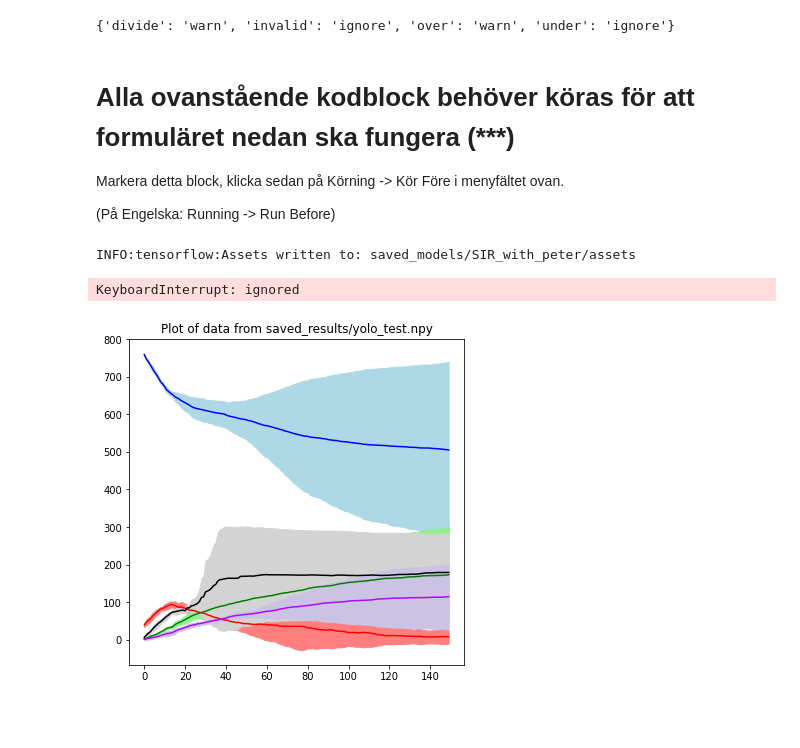
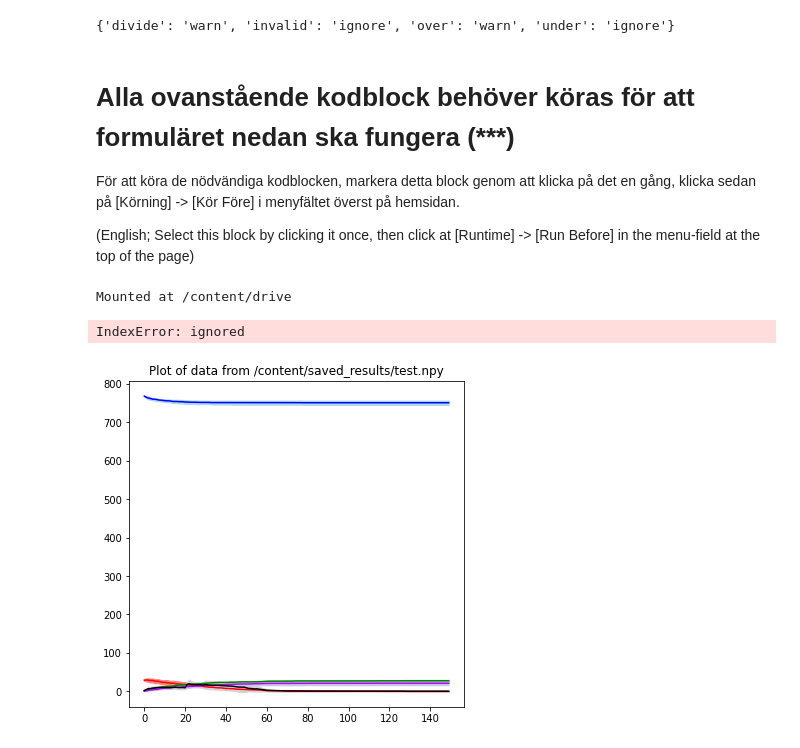
Before and after one commit to BQ-QB/Epidemic-Containment-Strategy-Modell, a Jupyter notebook: SIR_adv.ipynb, the cells around one changed output. Cells and saved outputs as stored; diff of their text form; code cells hidden in the pictures; blank space fills up the shorter version.

```diff
--- a/SIR_adv.ipynb
+++ b/SIR_adv.ipynb
@@ -625,6 +665,10 @@ def plot_samples(result_tensor, file_path, load_bool):
     for i in range(len(std_iso)):
         low_iso[i] = std_iso[i][0]
         high_iso[i] = std_iso[i][1]
+        if i%2 == 0 and True:
+
+            print(low_iso[i])
+            print(high_iso[i])
 
     mean_r = np.mean(result_tensor, axis = 0)
     fig, ax = plt.subplots(1, 1, figsize = (6,6))
@@ -641,10 +685,15 @@ def plot_samples(result_tensor, file_path, load_bool):
     ax.fill_between(x, low_dead, high_dead, color = '#CBC3E3')
     plot_title = 'Plot of data from ' + file_path
     ax.title.set_text(plot_title)
+    #ax.set_xlim(0,20)
+    #ax.set_ylim(0,1000)
     plt.show()
 
-def fig_from_load(file_name_to_load):
-    file_path = "saved_results/" + file_name_to_load
+def fig_from_load(file_name_to_load, local_bool):
+    if local_bool:
+        file_path = "saved_results/" + file_name_to_load
+    else: file_path = file_name_to_load
+
     loaded_data = np.load(file_path)
     plot_samples(loaded_data, file_path, load_bool=True)
 
@@ -666,7 +715,9 @@ def create_averages(inputlist, file_name, sample_size):
     result_tensor = np.zeros((sample_size, 5, max_time))
 
     for i in range(sample_size):
-        start_model = keras.models.load_model(model_save_path)
+        if inputlist[18]:
+            start_model = keras.models.load_model(model_save_path)
+        else: start_model = None
         susceptible_history, infected_history, recovered_history, dead_history, isolation_history = run_sir(inputlist, start_model, max_time)
         result_tensor[i][0] = susceptible_history
         result_tensor[i][1] = infected_history
@@ -686,9 +737,14 @@ def create_averages(inputlist, file_name, sample_size):
 # %% [markdown]
 # Alla ovanstående kodblock behöver köras för att formuläret nedan ska fungera (***)
 
-Markera detta block, klicka sedan på Körning -> Kör Före i menyfältet ovan.
+För att köra de nödvändiga kodblocken, markera detta block genom att klicka på det en gång, klicka sedan på [Körning] -> [Kör Före] i menyfältet överst på hemsidan.
 
-(På Engelska: Running -> Run Before)
+(English; Select this block by clicking it once, then click at [Runtime] -> [Run Before] in the menu-field at the top of the page)
+# %%
+from google.colab import drive
+drive.mount('/content/drive')
+# %% [output]
+Mounted at /content/drive
 # %%
 #@title #Ny Körning:
 #@markdown Ställ in simuleringsparametrar och kör sedan genom att klicka på knappen till vänster { form-width: "500px", display-mode: "form" }
@@ -708,8 +764,8 @@ standard_simulation = False #@param {type:"boolean"}
 
 
 #@markdown Samhällsparametrar
-number_of_agents = 10000 #@param {type:"slider", min:100, max:100000, step:50}
-initially_infected = 400 #@param {type:"slider", min:5, max:500, step:5}
+number_of_agents = 1500 #@param {type:"slider", min:100, max:100000, step:50}
+initially_infected = 75 #@param {type:"slider", min:5, max:500, step:5}
 
 #@markdown Testparametrar
 test_capacity = 50 #@param {type:"slider", min:5, max:100, step:5}
@@ -738,15 +794,15 @@ new_death_rate_old_people = 0 #@param {type:"slider", min:0, max:1, step:0.02}
 new_loss_of_immunity_prob = 0 #@param {type:"slider", min:0, max:1, step:0.02}
 
 #@markdown Neuralt network aktiverat?
-neural_network_activated = True #@param {type:"boolean"}
+neural_network_activated = False #@param {type:"boolean"}
 
 #@markdown --------------------------------
 #@markdown Medelvärdesinställningar
 
 #@markdown Vad ska datan som sparas ha för namn?
-file_name = "SIR_with_peter" #@param {type:"string"}
+file_name = "test2" #@param {type:"string"}
 #@markdown Hur många körningar vill du medelvärdesbilda över?
-sample_size = 50 #@param {type:"slider", min:2, max:50, step:1}
+sample_size = 5 #@param {type:"slider", min:2, max:50, step:1}
 
 
 if standard_simulation:
@@ -760,15 +816,15 @@ else:
 
 create_averages(running_values, file_name, sample_size)
 # %% [output]
-INFO:tensorflow:Assets written to: saved_models/SIR_with_peter/assets
+IndexError: ignored
-KeyboardInterrupt: ignored
 # %%
 #@title Hämta figurer från tidigare simulering {form-width: "300px"}
 
-file_name_to_load = "yolo_test" #@param {type:"string"}
-true_name = file_name_to_load + '.npy'
-fig_from_load(true_name)
+file_name_to_load = "/content/saved_results/test.npy" #@param {type:"string"}
+fig_from_load(file_name_to_load, False)
+#file_name_to_load = "/content/drive/MyDrive/Kandidatarbete Epidemic Enjoyers/Insamlad data/SIR_free_evol.npy" #@param {type:"string"}
+#fig_from_load(file_name_to_load, False)
 # %% [output]
-[figure, old version]
+[figure, new version]
 # %%
 !mkdir saved_results
```
Also changed, not shown: parts of 4 cells of this notebook.
